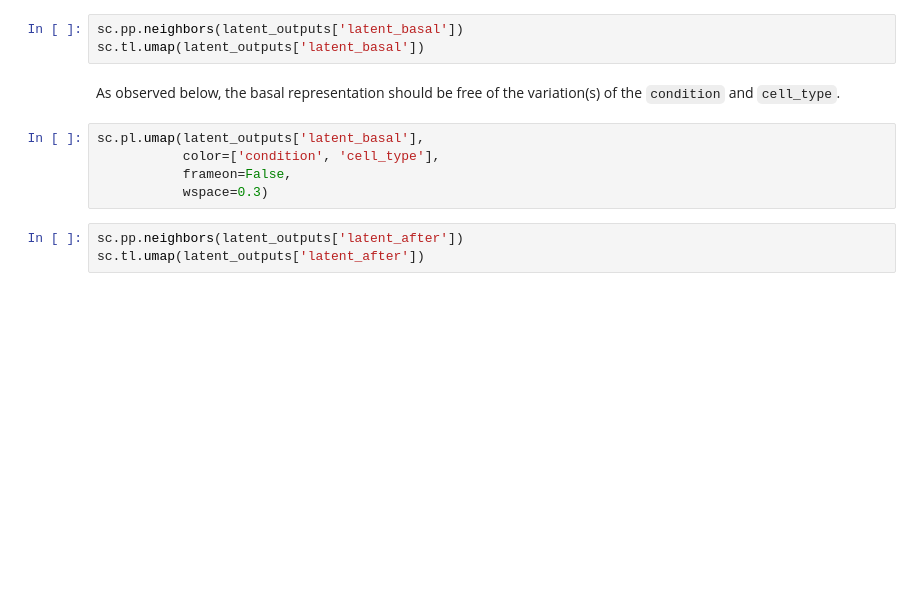
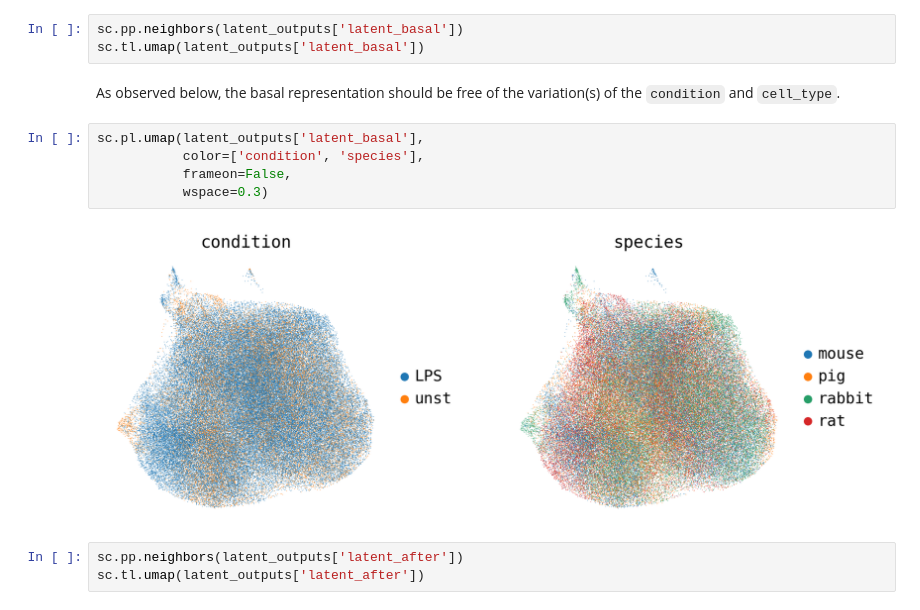
Before and after one commit to Jeriel86/IntenseCPA, a Jupyter notebook: docs/tutorials/cross_species.ipynb, the cells around one changed output. Saved outputs shown, nothing was run; the diff lists cells and outputs as text; blank space fills up the shorter version.

Commit message:
finalize scripts for cross_species and sciplex3

```diff
--- a/docs/tutorials/cross_species.ipynb
+++ b/docs/tutorials/cross_species.ipynb
@@ -280,9 +332,11 @@ sc.tl.umap(latent_outputs['latent_basal'])
 As observed below, the basal representation should be free of the variation(s) of the `condition` and `cell_type`.
 # %%
 sc.pl.umap(latent_outputs['latent_basal'],
-           color=['condition', 'cell_type'],
+           color=['condition', 'species'],
            frameon=False,
            wspace=0.3)
+# %% [output]
+[figure, added]
 # %%
 sc.pp.neighbors(latent_outputs['latent_after'])
 sc.tl.umap(latent_outputs['latent_after'])
```
Also changed, not shown: parts of 15 cells of this notebook, 4 other files.
